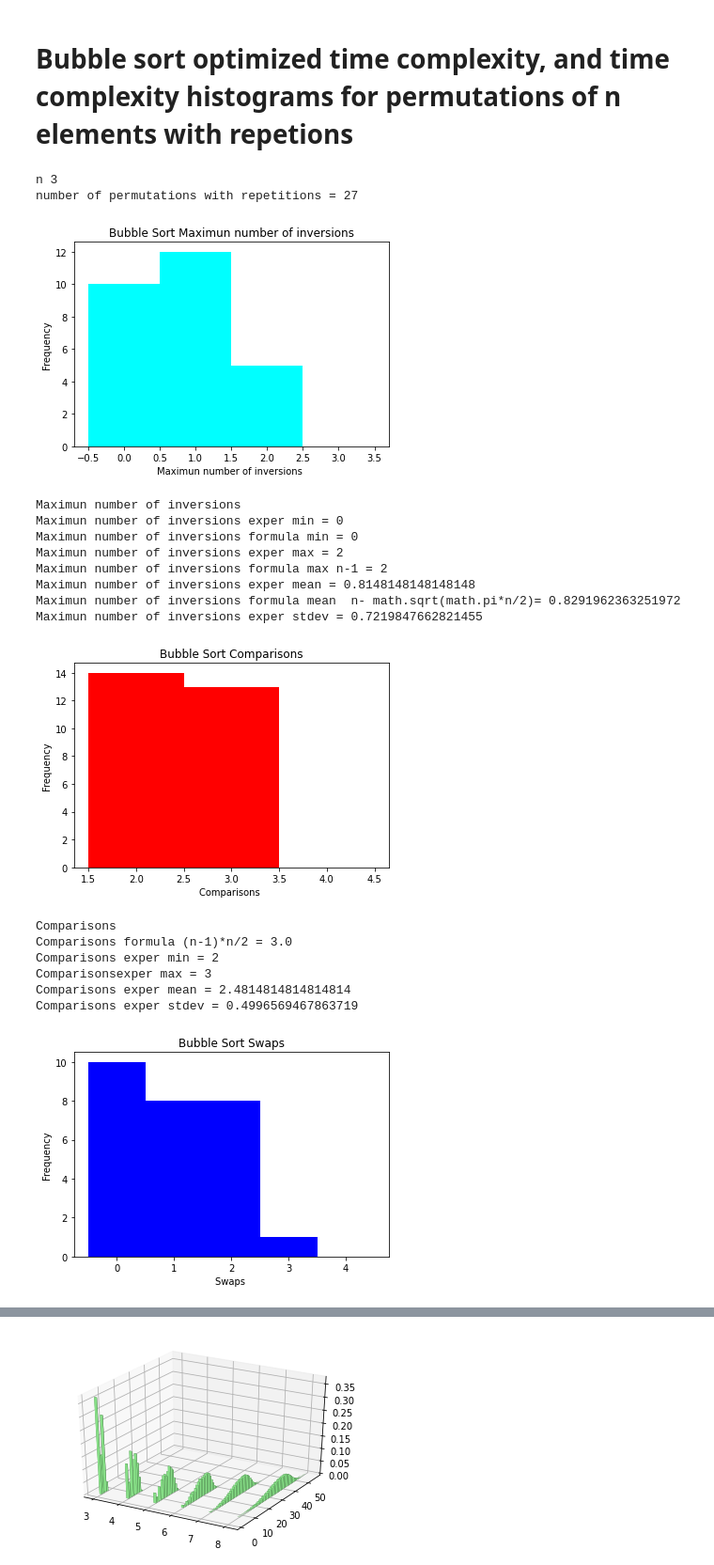
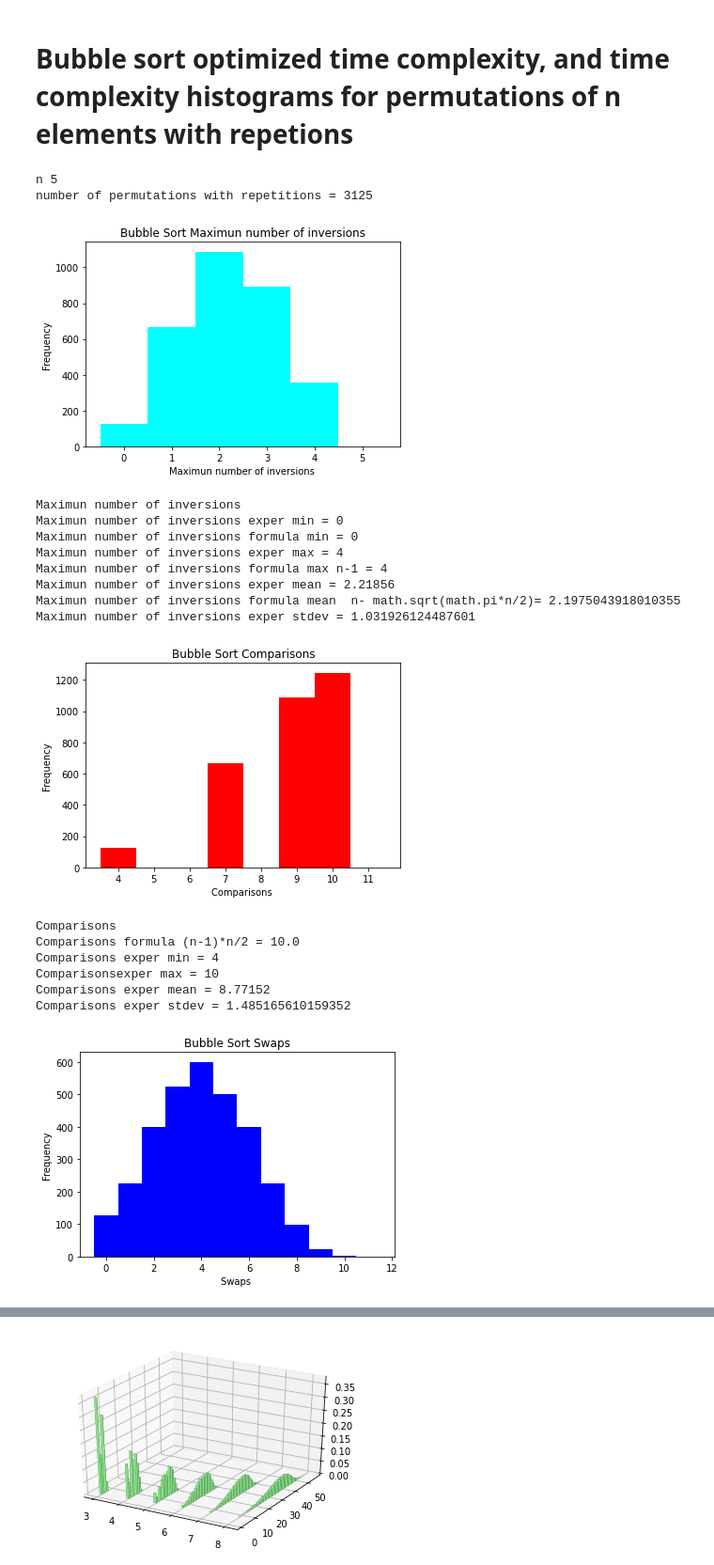
Before and after one commit to javgonzalezvi/AlgorithmsUN2021II, a Jupyter notebook: Lab8/BubbleSortOptDistributionWithRepGroup9.ipynb, the cells around one changed output, grey strips where cells are left out. Shown at 94% size. Drawn from its saved outputs; the diff is of its cells as text; code cells hidden in the pictures.

```diff
--- a/Lab8/BubbleSortOptDistributionWithRepGroup9.ipynb
+++ b/Lab8/BubbleSortOptDistributionWithRepGroup9.ipynb
@@ -6,12 +3,50 @@
 # %% [markdown]
 # **Bubble sort optimized time complexity, and time complexity histograms for permutations of n elements  with repetions**
+# %%
+def  optimized_bubble_sort(lista):
+
+    comps = 0
+    swaps = 0
+    steps = 0
+    passes = 0
+    n = len(lista)
+
+
+    for i in range(n-1):
+        stop = True
+        passes +=1
+
+        for j in range(0, n-i-1):
+            comps +=1
+
+            if lista[j] > lista[j+1] :
+                lista[j], lista[j+1] = lista[j+1], lista[j]
+                stop = False
+                swaps +=1
+
+        if stop:
+            break
+    steps = comps + swaps
+    return(comps,swaps,steps,passes)
+# %%
+def maxinversions(lista):
+  maxinv = 0
+  n = len(lista)
+  for i in range(n-1):
+    inv = 0
+    for j in range(i+1,n):
+      if lista[j] < lista[i]:
+        inv +=1
+    if inv > maxinv:
+      maxinv = inv
+  return maxinv
 # %%
 from itertools import product
 import matplotlib.pyplot as plt
 import numpy as np
 import math
 
-n = 3
+n = 5
 perm = product(range(1,n+1), repeat = n)
 
 comps = []
@@ -93,49 +128,49 @@ plt.xlabel("Steps ")
 plt.ylabel("Frequency")
 plt.show()
 
 print("Steps")
 print("Steps exper min =",min(steps))
 print("Steps min formula (n-1)*n/2 =",(n-1)*n/2)
 print("Steps exper max =",max(steps))
 print("Steps max formula (n-1)*n =",(n-1)*n)
 print("Steps exper mean =",np.mean(steps))
 print("Steps mean formula (3/4*n**2)-n+(1/4) =",(3/4*n**2)-n+(1/4))
 print("Steps exper stdev",np.std(steps))
 print()
 
 b = np.array(range(min(passes)-1,max(passes)+2) ) +0.5
 plt.hist(passes,bins=b,color="brown")
 plt.title("Bubble Sort Passes")
 plt.xlabel("Passes")
 plt.ylabel("Frequency")
 plt.show()
 
 print("Passes")
 print("Passes formula (n-1) =",(n-1))
 print("Passes exper min =",min(passes))
 print("Passes exper max =",max(passes))
 print("Passes exper mean =",np.mean(passes))
 print("Passes exper stdev",np.std(passes))
 # %% [output]
-n 3
-number of permutations with repetitions = 27
+n 5
+number of permutations with repetitions = 3125
-[figure, old version]
+[figure, new version]
 Maximun number of inversions
 Maximun number of inversions exper min = 0
 Maximun number of inversions formula min = 0
-Maximun number of inversions exper max = 2
-Maximun number of inversions formula max n-1 = 2
-Maximun number of inversions exper mean = 0.8148148148148148
-Maximun number of inversions formula mean  n- math.sqrt(math.pi*n/2)= 0.8291962363251972
-Maximun number of inversions exper stdev = 0.7219847662821455
+Maximun number of inversions exper max = 4
+Maximun number of inversions formula max n-1 = 4
+Maximun number of inversions exper mean = 2.21856
+Maximun number of inversions formula mean  n- math.sqrt(math.pi*n/2)= 2.1975043918010355
+Maximun number of inversions exper stdev = 1.031926124487601
-[figure, old version]
+[figure, new version]
 Comparisons
-Comparisons formula (n-1)*n/2 = 3.0
-Comparisons exper min = 2
-Comparisonsexper max = 3
-Comparisons exper mean = 2.4814814814814814
-Comparisons exper stdev = 0.4996569467863719
+Comparisons formula (n-1)*n/2 = 10.0
+Comparisons exper min = 4
+Comparisonsexper max = 10
+Comparisons exper mean = 8.77152
+Comparisons exper stdev = 1.485165610159352
-[figure, old version]
+[figure, new version]
 Swaps
 Swaps exper min = 0
 Swaps min formula = 0
```
Also changed, not shown: parts of 5 cells of this notebook.
